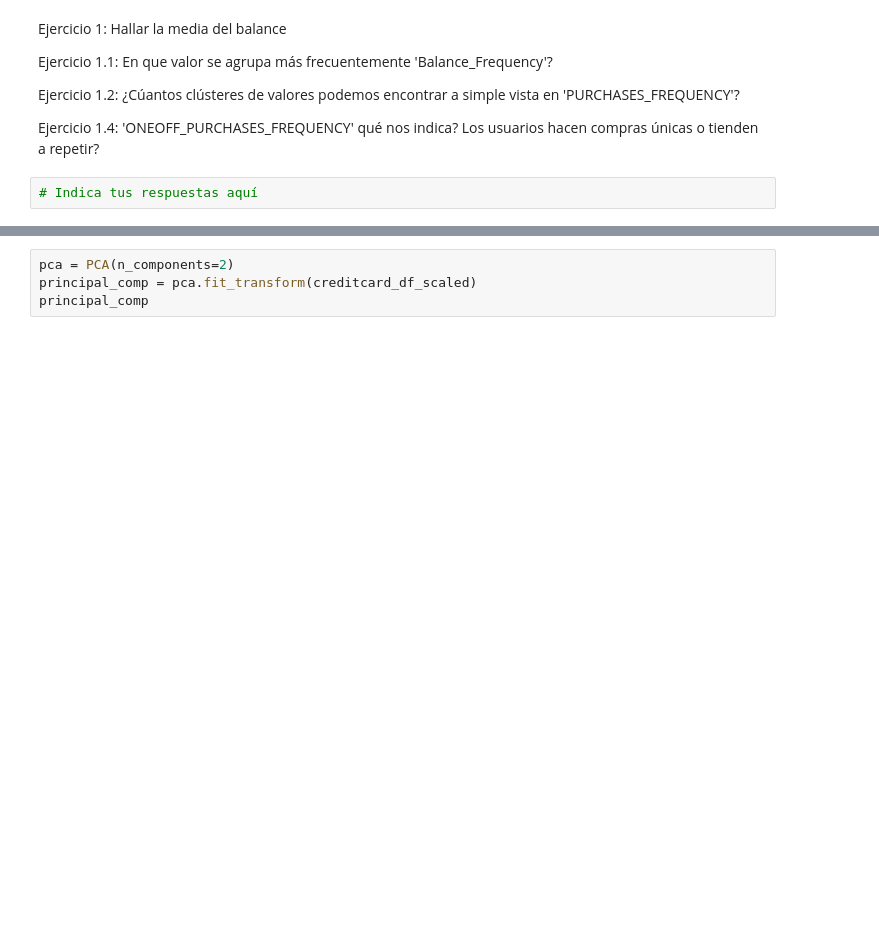
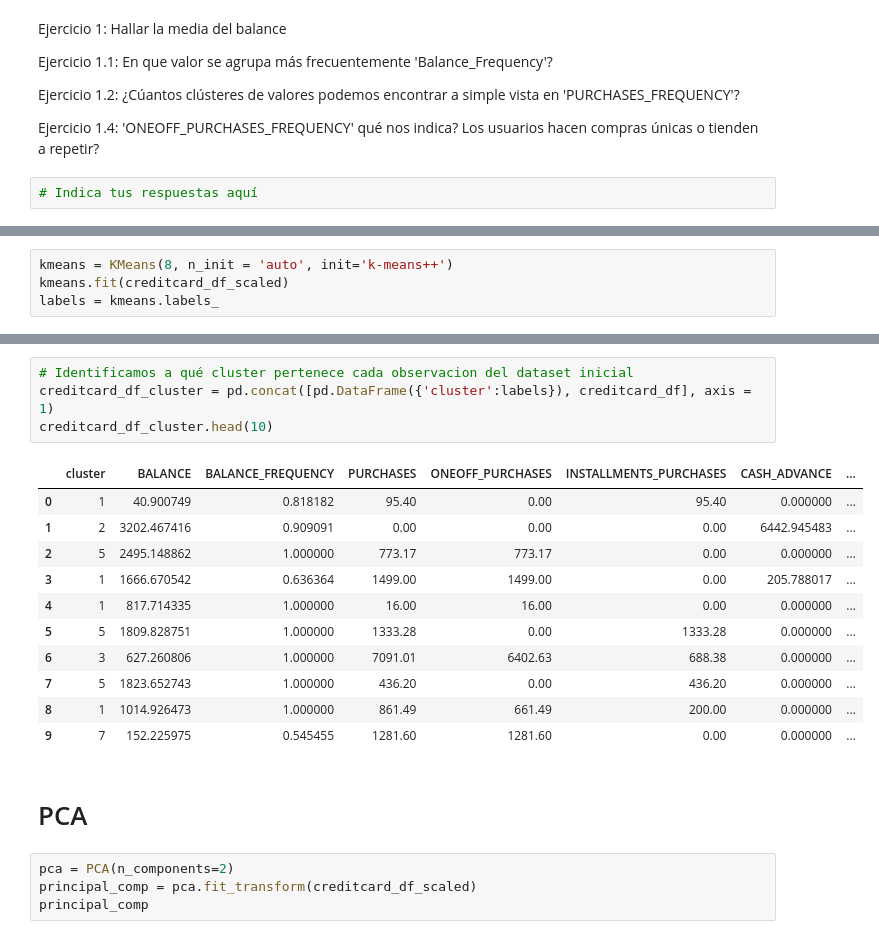
Before and after one commit to dtoralg/TheValley_MDS, a Jupyter notebook: notebooks/E1_Bank_Customer_Segmentation.ipynb, the cells around one changed output, grey strips where cells are left out. Saved outputs shown, nothing was run; the diff lists cells and outputs as text; blank space fills up the shorter version.

```diff
--- a/notebooks/E1_Bank_Customer_Segmentation.ipynb
+++ b/notebooks/E1_Bank_Customer_Segmentation.ipynb
@@ -373,0 +300,4 @@ for i in creditcard_df.columns:
+# %%
+kmeans = KMeans(8, n_init = 'auto', init='k-means++')
+kmeans.fit(creditcard_df_scaled)
+labels = kmeans.labels_
@@ -374,3 +380,21 @@ for i in creditcard_df.columns:
+# %%
+# Identificamos a qué cluster pertenece cada observacion del dataset inicial
+creditcard_df_cluster = pd.concat([pd.DataFrame({'cluster':labels}), creditcard_df], axis = 1)
+creditcard_df_cluster.head(10)
+# %% [output]
+|  | cluster | BALANCE | BALANCE_FREQUENCY | PURCHASES | ONEOFF_PURCHASES | INSTALLMENTS_PURCHASES | CASH_ADVANCE | ... |
+| 0 | 1 | 40.900749 | 0.818182 | 95.40 | 0.00 | 95.40 | 0.000000 | ... |
+| 1 | 2 | 3202.467416 | 0.909091 | 0.00 | 0.00 | 0.00 | 6442.945483 | ... |
+| 2 | 5 | 2495.148862 | 1.000000 | 773.17 | 773.17 | 0.00 | 0.000000 | ... |
+| 3 | 1 | 1666.670542 | 0.636364 | 1499.00 | 1499.00 | 0.00 | 205.788017 | ... |
+| 4 | 1 | 817.714335 | 1.000000 | 16.00 | 16.00 | 0.00 | 0.000000 | ... |
+| 5 | 5 | 1809.828751 | 1.000000 | 1333.28 | 0.00 | 1333.28 | 0.000000 | ... |
+| 6 | 3 | 627.260806 | 1.000000 | 7091.01 | 6402.63 | 688.38 | 0.000000 | ... |
+| 7 | 5 | 1823.652743 | 1.000000 | 436.20 | 0.00 | 436.20 | 0.000000 | ... |
+| 8 | 1 | 1014.926473 | 1.000000 | 861.49 | 661.49 | 200.00 | 0.000000 | ... |
+| 9 | 7 | 152.225975 | 0.545455 | 1281.60 | 1281.60 | 0.00 | 0.000000 | ... |
+# %% [markdown]
+# PCA
 # %%
 pca = PCA(n_components=2)
 principal_comp = pca.fit_transform(creditcard_df_scaled)
```
Also changed, not shown: parts of 48 cells of this notebook.
